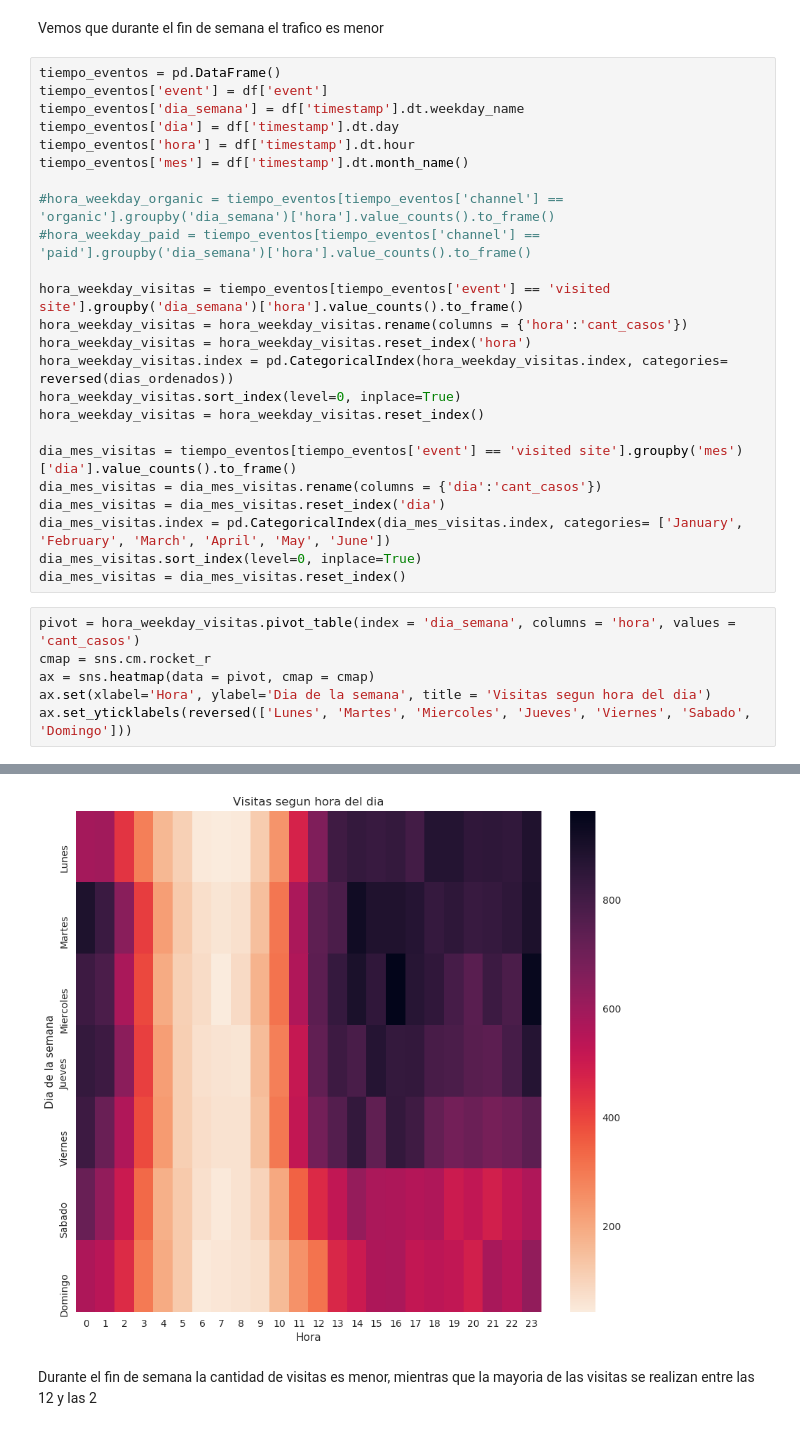
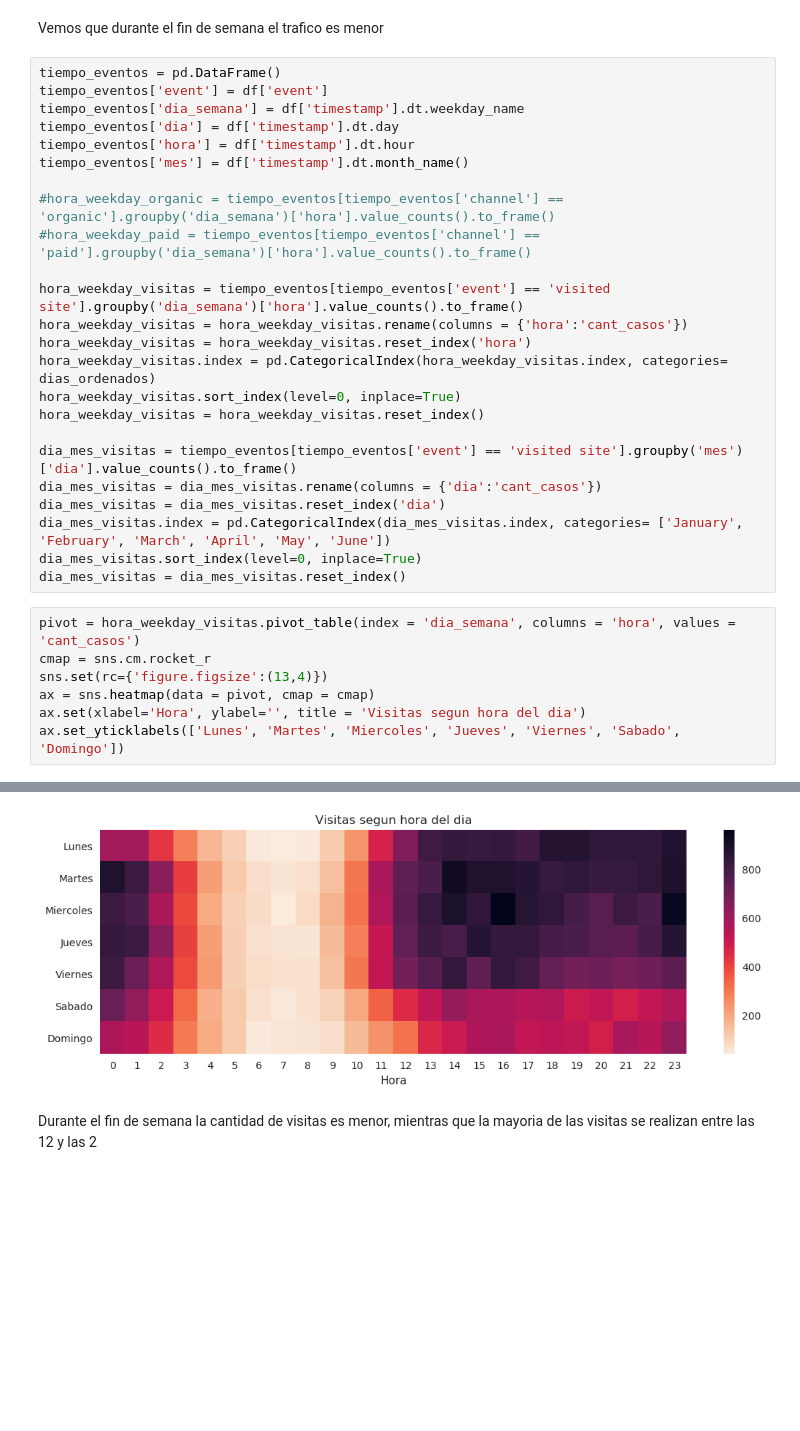
Before and after one commit to AlejandroKler/Datos-TP1, a Jupyter notebook: Analisis trafico y captacion de usuarios.ipynb, the cells around one changed output, grey strips where cells are left out. Cells and saved outputs as stored; diff of their text form; blank space fills up the shorter version.

```diff
--- a/Analisis trafico y captacion de usuarios.ipynb
+++ b/Analisis trafico y captacion de usuarios.ipynb
@@ -144,7 +144,7 @@ tiempo_eventos['mes'] = df['timestamp'].dt.month_name()
 hora_weekday_visitas = tiempo_eventos[tiempo_eventos['event'] == 'visited site'].groupby('dia_semana')['hora'].value_counts().to_frame()
 hora_weekday_visitas = hora_weekday_visitas.rename(columns = {'hora':'cant_casos'})
 hora_weekday_visitas = hora_weekday_visitas.reset_index('hora')
-hora_weekday_visitas.index = pd.CategoricalIndex(hora_weekday_visitas.index, categories= reversed(dias_ordenados))
+hora_weekday_visitas.index = pd.CategoricalIndex(hora_weekday_visitas.index, categories= dias_ordenados)
 hora_weekday_visitas.sort_index(level=0, inplace=True)
 hora_weekday_visitas = hora_weekday_visitas.reset_index()
 
@@ -157,18 +157,19 @@ dia_mes_visitas = dia_mes_visitas.reset_index()
 # %%
 pivot = hora_weekday_visitas.pivot_table(index = 'dia_semana', columns = 'hora', values = 'cant_casos')
 cmap = sns.cm.rocket_r
+sns.set(rc={'figure.figsize':(13,4)})
 ax = sns.heatmap(data = pivot, cmap = cmap)
-ax.set(xlabel='Hora', ylabel='Dia de la semana', title = 'Visitas segun hora del dia')
-ax.set_yticklabels(reversed(['Lunes', 'Martes', 'Miercoles', 'Jueves', 'Viernes', 'Sabado', 'Domingo']))
+ax.set(xlabel='Hora', ylabel='', title = 'Visitas segun hora del dia')
+ax.set_yticklabels(['Lunes', 'Martes', 'Miercoles', 'Jueves', 'Viernes', 'Sabado', 'Domingo'])
 # %% [output]
 [Text(0,0.5,'Lunes'),
  Text(0,1.5,'Martes'),
  Text(0,2.5,'Miercoles'),
  Text(0,3.5,'Jueves'),
  Text(0,4.5,'Viernes'),
  Text(0,5.5,'Sabado'),
  Text(0,6.5,'Domingo')]
-[figure, old version]
+[figure, new version]
 # %% [markdown]
 Durante el fin de semana la cantidad de visitas es menor, mientras que la mayoria de las visitas se realizan entre las 12 y las 2
 # %%
```
Also changed, not shown: parts of 7 cells of this notebook, 1 other file.
